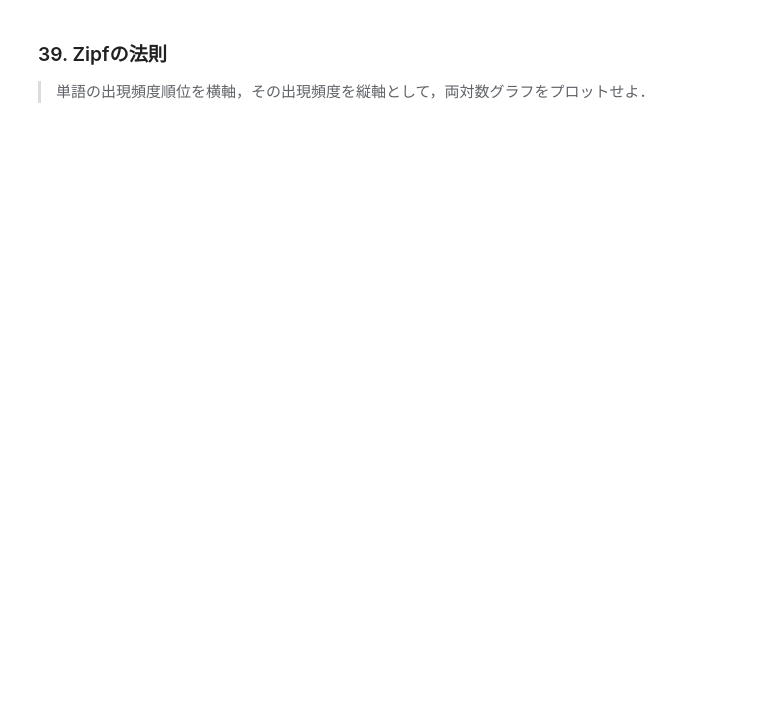
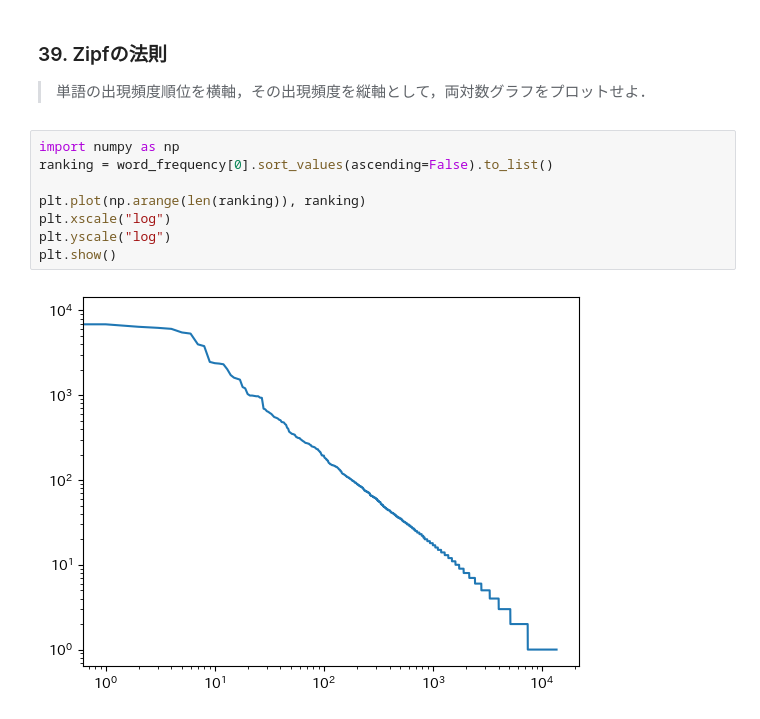
Before and after one commit to Sappippi/nlp-100knock, a Jupyter notebook: src/chapter4.ipynb, the cells around one changed output. Drawn from its saved outputs; the diff is of its cells as text; blank space fills up the shorter version.

```diff
--- a/src/chapter4.ipynb
+++ b/src/chapter4.ipynb
@@ -124,3 +195,13 @@ sns.barplot(x=x, y=y, hue=x, palette="rocket")
 # %% [markdown]
 ### 39. Zipfの法則
 >単語の出現頻度順位を横軸，その出現頻度を縦軸として，両対数グラフをプロットせよ．
+# %%
+import numpy as np
+ranking = word_frequency[0].sort_values(ascending=False).to_list()
+
+plt.plot(np.arange(len(ranking)), ranking)
+plt.xscale("log")
+plt.yscale("log")
+plt.show()
+# %% [output]
+[figure, added]
```
Also changed, not shown: parts of 8 cells of this notebook, 1 other file.
